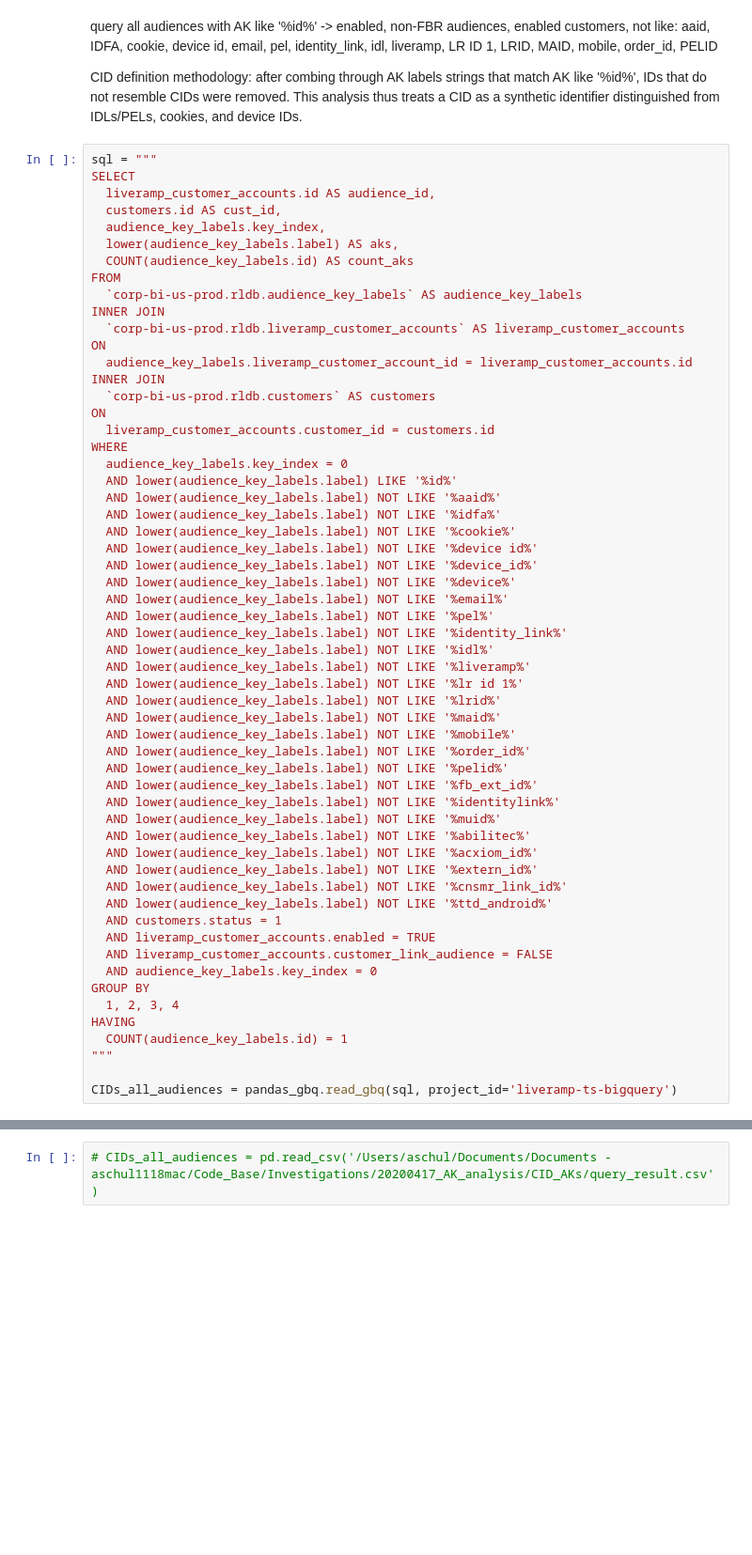
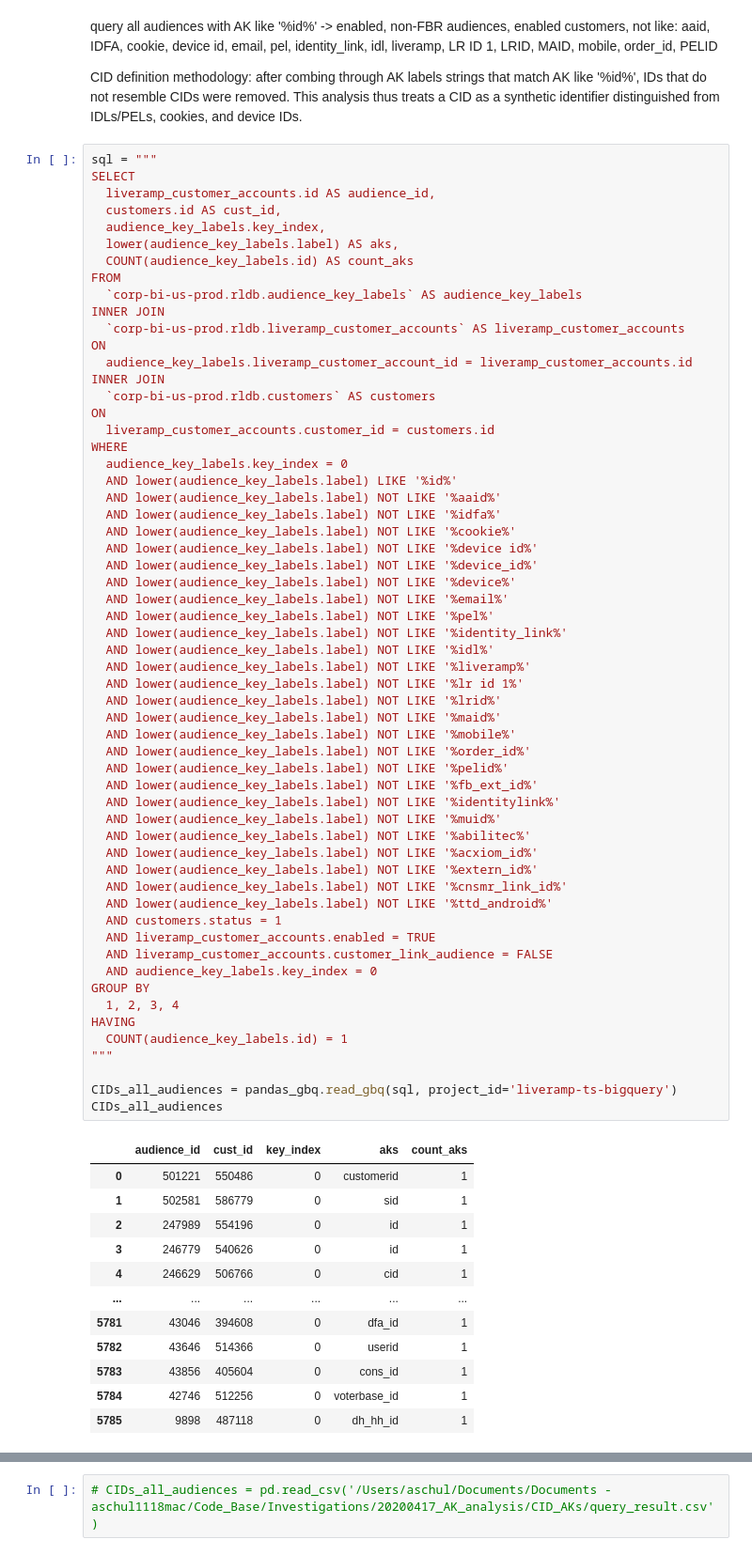
Before and after one commit to anthonylschultz/Product-Investigations, a Jupyter notebook: Audience Key analysis/results.ipynb, the cells around one changed output, grey strips where cells are left out. Shown at 94% size. Drawn from its saved outputs; the diff is of its cells as text; blank space fills up the shorter version.

```diff
--- a/Audience Key analysis/results.ipynb
+++ b/Audience Key analysis/results.ipynb
@@ -892,30 +949,44 @@ WHERE
   AND lower(audience_key_labels.label) NOT LIKE '%email%'
   AND lower(audience_key_labels.label) NOT LIKE '%pel%'
   AND lower(audience_key_labels.label) NOT LIKE '%identity_link%'
   AND lower(audience_key_labels.label) NOT LIKE '%idl%'
   AND lower(audience_key_labels.label) NOT LIKE '%liveramp%'
   AND lower(audience_key_labels.label) NOT LIKE '%lr id 1%'
   AND lower(audience_key_labels.label) NOT LIKE '%lrid%'
   AND lower(audience_key_labels.label) NOT LIKE '%maid%'
   AND lower(audience_key_labels.label) NOT LIKE '%mobile%'
   AND lower(audience_key_labels.label) NOT LIKE '%order_id%'
   AND lower(audience_key_labels.label) NOT LIKE '%pelid%'
   AND lower(audience_key_labels.label) NOT LIKE '%fb_ext_id%'
   AND lower(audience_key_labels.label) NOT LIKE '%identitylink%'
   AND lower(audience_key_labels.label) NOT LIKE '%muid%'
   AND lower(audience_key_labels.label) NOT LIKE '%abilitec%'
   AND lower(audience_key_labels.label) NOT LIKE '%acxiom_id%'
   AND lower(audience_key_labels.label) NOT LIKE '%extern_id%'
   AND lower(audience_key_labels.label) NOT LIKE '%cnsmr_link_id%'
   AND lower(audience_key_labels.label) NOT LIKE '%ttd_android%'
   AND customers.status = 1
   AND liveramp_customer_accounts.enabled = TRUE
   AND liveramp_customer_accounts.customer_link_audience = FALSE
   AND audience_key_labels.key_index = 0
 GROUP BY
   1, 2, 3, 4
 HAVING
   COUNT(audience_key_labels.id) = 1
 """
 
 CIDs_all_audiences = pandas_gbq.read_gbq(sql, project_id='liveramp-ts-bigquery')
+CIDs_all_audiences
+# %% [output]
+|  | audience_id | cust_id | key_index | aks | count_aks |
+| 0 | 501221 | 550486 | 0 | customerid | 1 |
+| 1 | 502581 | 586779 | 0 | sid | 1 |
+| 2 | 247989 | 554196 | 0 | id | 1 |
+| 3 | 246779 | 540626 | 0 | id | 1 |
+| 4 | 246629 | 506766 | 0 | cid | 1 |
+| ... | ... | ... | ... | ... | ... |
+| 5781 | 43046 | 394608 | 0 | dfa_id | 1 |
+| 5782 | 43646 | 514366 | 0 | userid | 1 |
+| 5783 | 43856 | 405604 | 0 | cons_id | 1 |
+| 5784 | 42746 | 512256 | 0 | voterbase_id | 1 |
+| 5785 | 9898 | 487118 | 0 | ﻿dh_hh_id | 1 |
```
Also changed, not shown: parts of 34 cells of this notebook.
